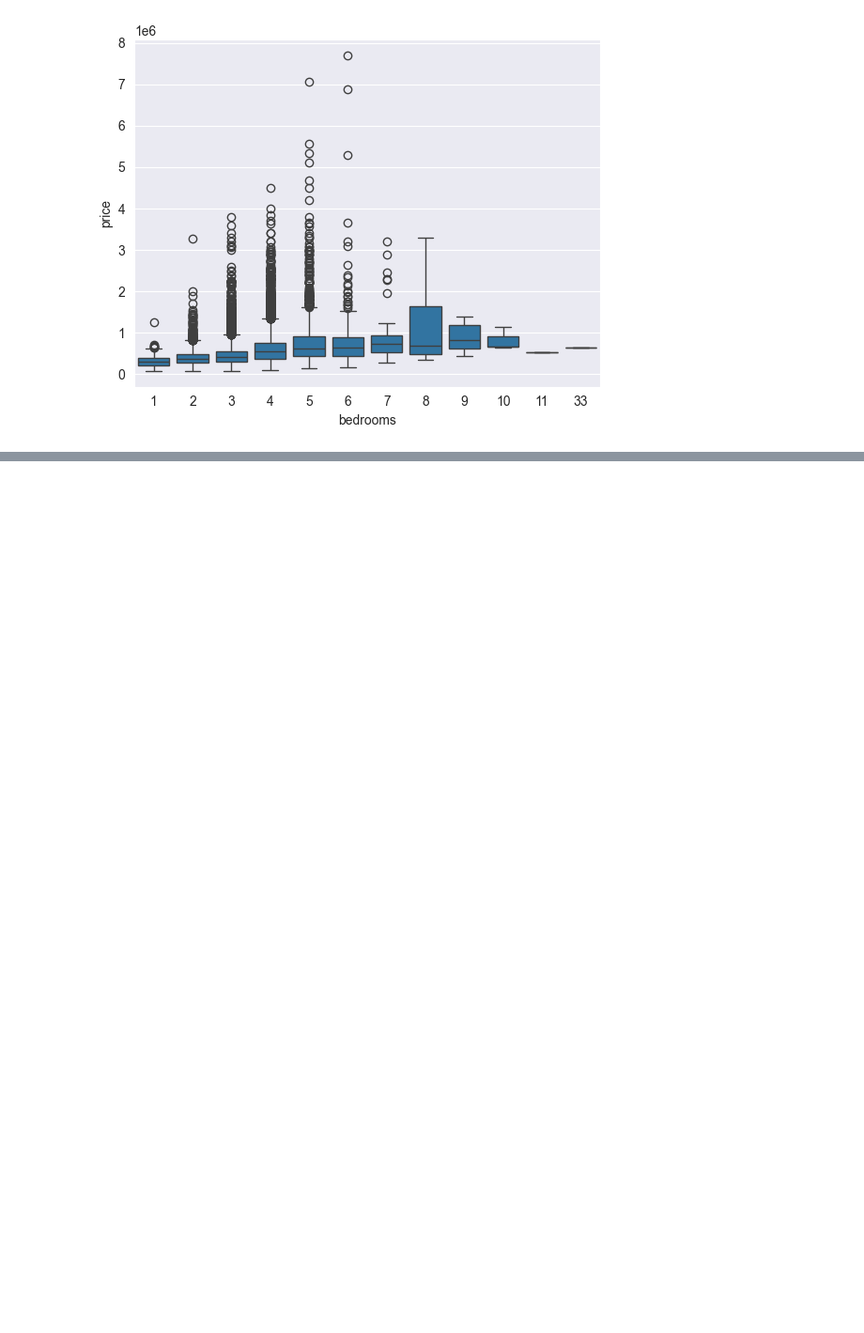
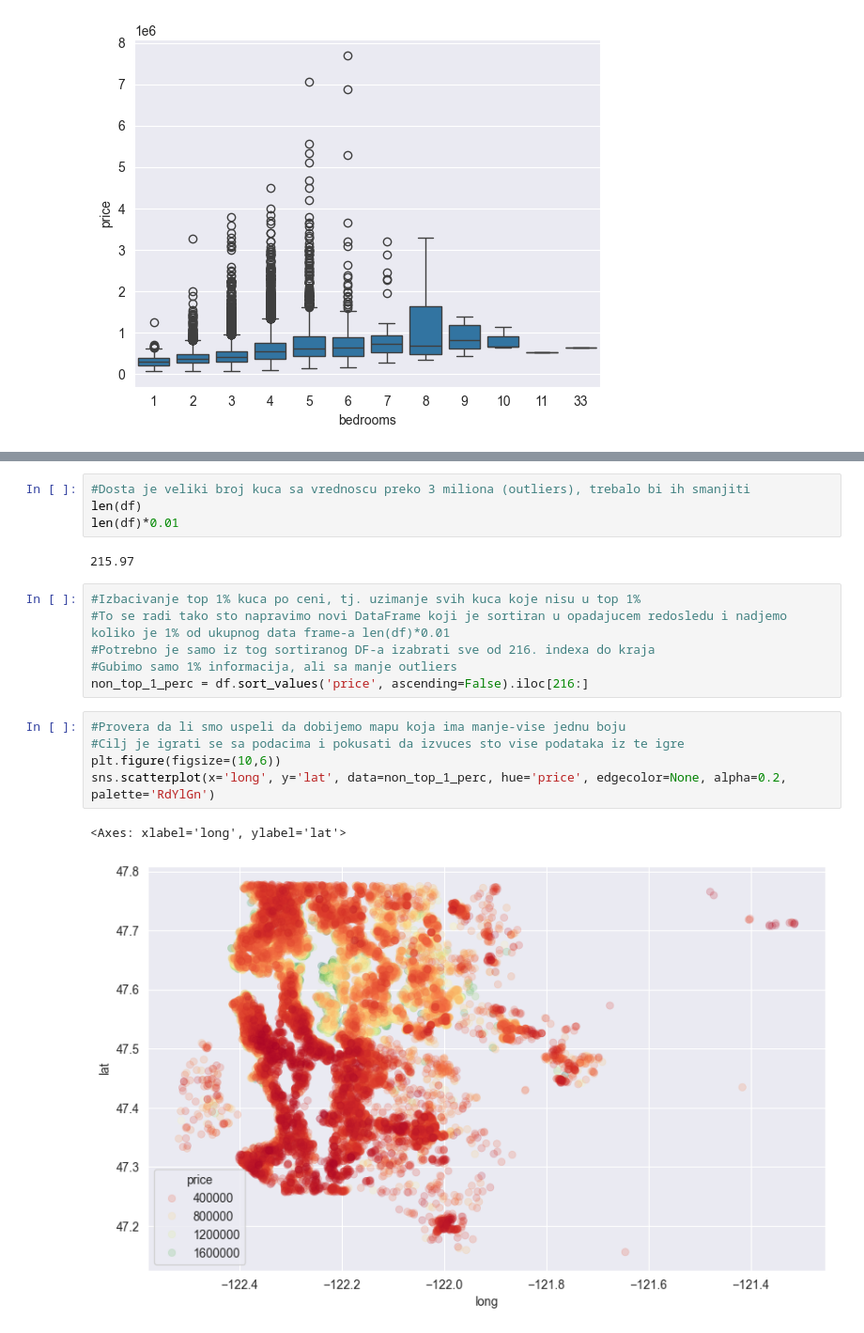
Before and after one commit to DoM1NuSS/Complete-Tensorflow-2-and-Keras-Deep-Learning-Bootcamp, a Jupyter notebook: VNM2_HousePricing.ipynb, the cells around one changed output, grey strips where cells are left out. Shown at 94% size. Cells and saved outputs as stored; diff of their text form; blank space fills up the shorter version.

```diff
--- a/VNM2_HousePricing.ipynb
+++ b/VNM2_HousePricing.ipynb
@@ -141,0 +198,20 @@ sns.scatterplot(x='long', y='lat', data=df)
+# %%
+#Dosta je veliki broj kuca sa vrednoscu preko 3 miliona (outliers), trebalo bi ih smanjiti
+len(df)
+len(df)*0.01
+# %% [output]
+215.97
+# %%
+#Izbacivanje top 1% kuca po ceni, tj. uzimanje svih kuca koje nisu u top 1%
+#To se radi tako sto napravimo novi DataFrame koji je sortiran u opadajucem redosledu i nadjemo koliko je 1% od ukupnog data frame-a len(df)*0.01
+#Potrebno je samo iz tog sortiranog DF-a izabrati sve od 216. indexa do kraja
+#Gubimo samo 1% informacija, ali sa manje outliers
+non_top_1_perc = df.sort_values('price', ascending=False).iloc[216:]
+# %%
+#Provera da li smo uspeli da dobijemo mapu koja ima manje-vise jednu boju
+#Cilj je igrati se sa podacima i pokusati da izvuces sto vise podataka iz te igre
+plt.figure(figsize=(10,6))
+sns.scatterplot(x='long', y='lat', data=non_top_1_perc, hue='price', edgecolor=None, alpha=0.2,  palette='RdYlGn')
+# %% [output]
+<Axes: xlabel='long', ylabel='lat'>
+[figure, added]
```
Also changed, not shown: parts of 41 cells of this notebook.
